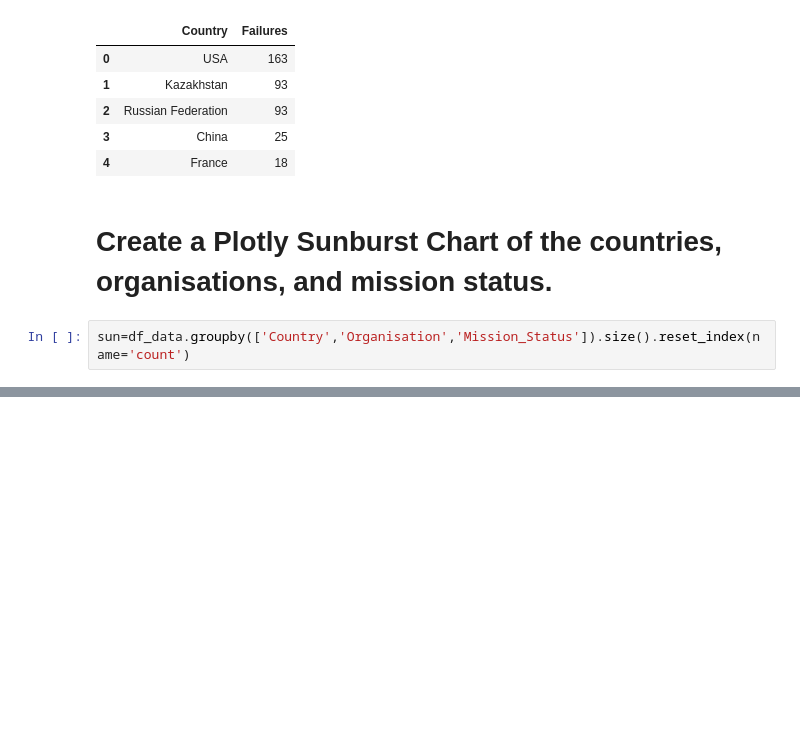
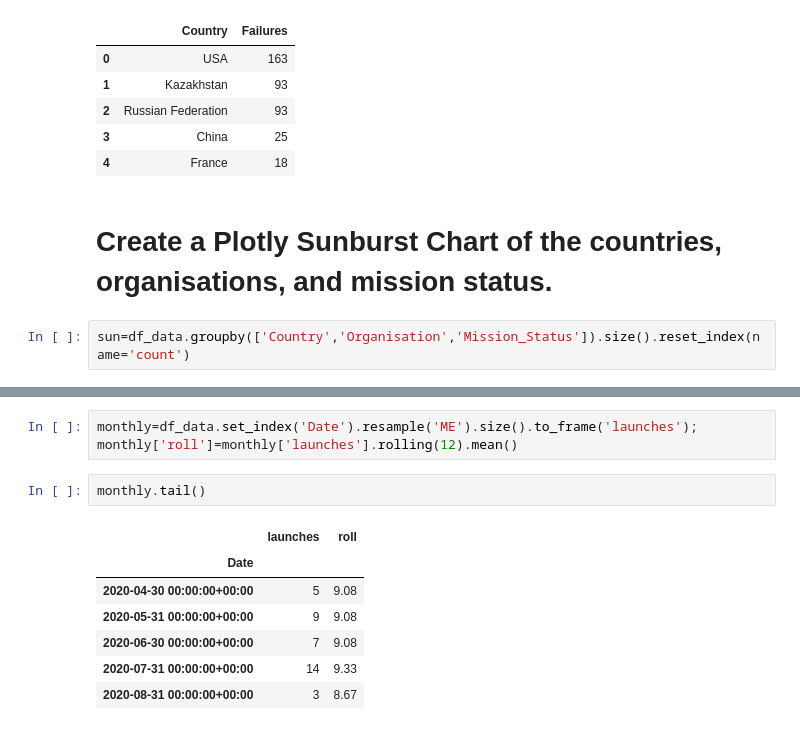
Before and after one commit to Response201/Python_Pro_Bootcamp_Day_16_to_100, a Jupyter notebook: Day 99-100/Project - Space Missions Analysis/Space_Missions_Analysis.ipynb, the cells around one changed output, grey strips where cells are left out. Saved outputs shown, nothing was run; the diff lists cells and outputs as text; blank space fills up the shorter version.

```diff
--- a/Day 99-100/Project - Space Missions Analysis/Space_Missions_Analysis.ipynb
+++ b/Day 99-100/Project - Space Missions Analysis/Space_Missions_Analysis.ipynb
@@ -237,0 +299,12 @@ px.sunburst(sun,path=['Country','Organisation','Mission_Status'],values='count')
+# %%
+monthly=df_data.set_index('Date').resample('ME').size().to_frame('launches'); monthly['roll']=monthly['launches'].rolling(12).mean()
+# %%
+monthly.tail()
+# %% [output]
+|  | launches | roll |
+| Date |  |  |
+| 2020-04-30 00:00:00+00:00 | 5 | 9.08 |
+| 2020-05-31 00:00:00+00:00 | 9 | 9.08 |
+| 2020-06-30 00:00:00+00:00 | 7 | 9.08 |
+| 2020-07-31 00:00:00+00:00 | 14 | 9.33 |
+| 2020-08-31 00:00:00+00:00 | 3 | 8.67 |
```
Also changed, not shown: parts of 22 cells of this notebook.
